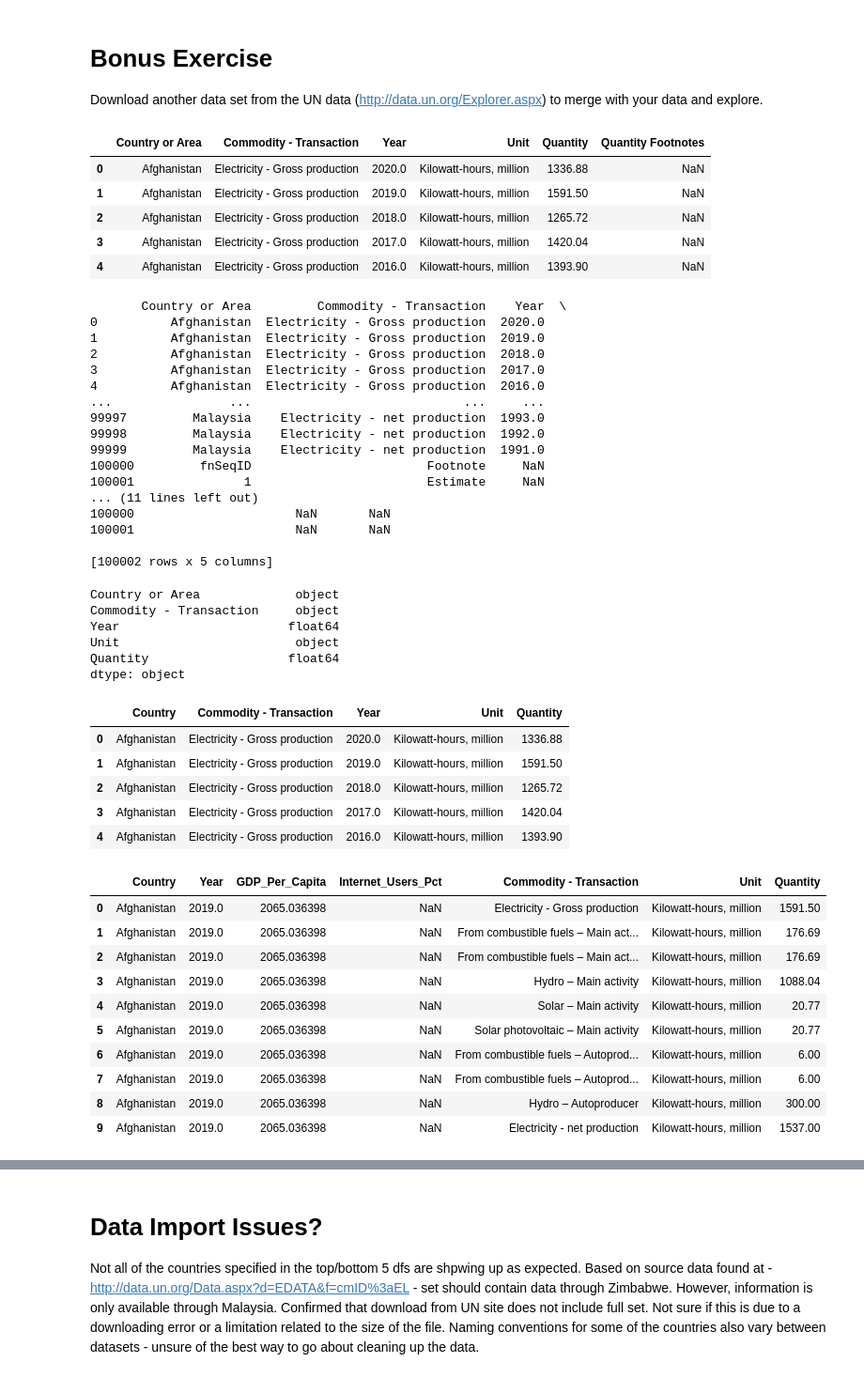
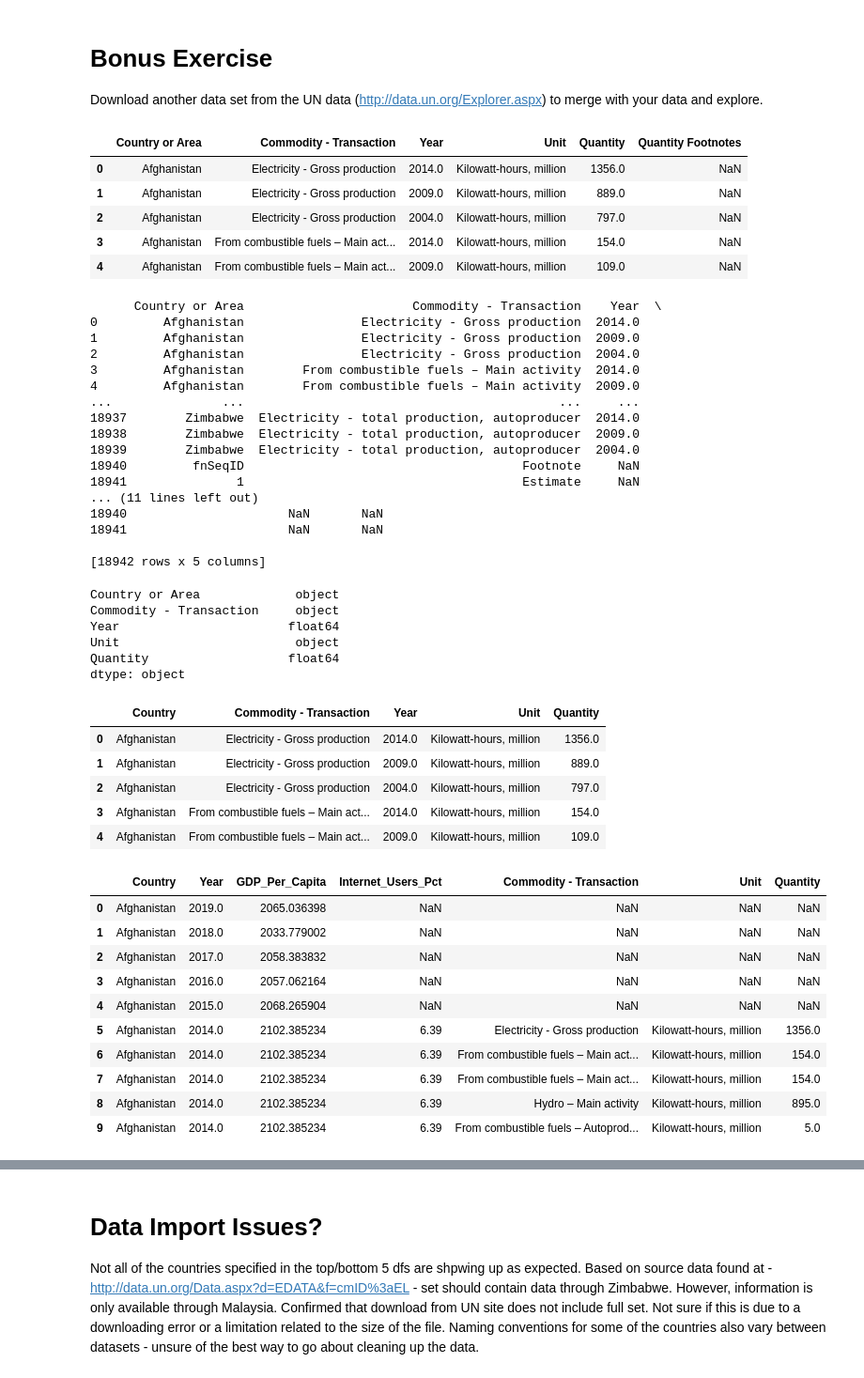
Before and after one commit to NSS-Data-Analytics-Cohort-6/gdp-and-internet-usage-caitbrown12, a Jupyter notebook: notebook/gdp_internet_usage_assignment.ipynb, the cells around one changed output, grey strips where cells are left out. Shown at 94% size. Cells and saved outputs as stored; diff of their text form; code cells hidden in the pictures.

```diff
--- a/notebook/gdp_internet_usage_assignment.ipynb
+++ b/notebook/gdp_internet_usage_assignment.ipynb
@@ -783,36 +785,36 @@ Timor-Leste, the Democratic People's Republic of Korea, and Eritrea all have at
 # Bonus Exercise
 Download another data set from the UN data (http://data.un.org/Explorer.aspx) to merge with your data and explore.
 # %%
-electricity_df = pd.read_csv("../data/electricity_metrics.csv")
+electricity_df = pd.read_csv("../data/electricity_filtered.csv")
 electricity_df.head()
 # %% [output]
 |  | Country or Area | Commodity - Transaction | Year | Unit | Quantity | Quantity Footnotes |
-| 0 | Afghanistan | Electricity - Gross production | 2020.0 | Kilowatt-hours, million | 1336.88 | NaN |
-| 1 | Afghanistan | Electricity - Gross production | 2019.0 | Kilowatt-hours, million | 1591.50 | NaN |
-| 2 | Afghanistan | Electricity - Gross production | 2018.0 | Kilowatt-hours, million | 1265.72 | NaN |
-| 3 | Afghanistan | Electricity - Gross production | 2017.0 | Kilowatt-hours, million | 1420.04 | NaN |
-| 4 | Afghanistan | Electricity - Gross production | 2016.0 | Kilowatt-hours, million | 1393.90 | NaN |
+| 0 | Afghanistan | Electricity - Gross production | 2014.0 | Kilowatt-hours, million | 1356.0 | NaN |
+| 1 | Afghanistan | Electricity - Gross production | 2009.0 | Kilowatt-hours, million | 889.0 | NaN |
+| 2 | Afghanistan | Electricity - Gross production | 2004.0 | Kilowatt-hours, million | 797.0 | NaN |
+| 3 | Afghanistan | From combustible fuels – Main act... | 2014.0 | Kilowatt-hours, million | 154.0 | NaN |
+| 4 | Afghanistan | From combustible fuels – Main act... | 2009.0 | Kilowatt-hours, million | 109.0 | NaN |
 # %%
 electricity_df.drop(['Quantity Footnotes'], axis=1, inplace=True)
 print(electricity_df)
 # %% [output]
-       Country or Area         Commodity - Transaction    Year  \
-0          Afghanistan  Electricity - Gross production  2020.0
-1          Afghanistan  Electricity - Gross production  2019.0
-2          Afghanistan  Electricity - Gross production  2018.0
-3          Afghanistan  Electricity - Gross production  2017.0
-4          Afghanistan  Electricity - Gross production  2016.0
-...                ...                             ...     ...
-99997         Malaysia    Electricity - net production  1993.0
-99998         Malaysia    Electricity - net production  1992.0
-99999         Malaysia    Electricity - net production  1991.0
-100000         fnSeqID                        Footnote     NaN
-100001               1                        Estimate     NaN
+      Country or Area                       Commodity - Transaction    Year  \
+0         Afghanistan                Electricity - Gross production  2014.0
+1         Afghanistan                Electricity - Gross production  2009.0
+2         Afghanistan                Electricity - Gross production  2004.0
+3         Afghanistan        From combustible fuels – Main activity  2014.0
+4         Afghanistan        From combustible fuels – Main activity  2009.0
+...               ...                                           ...     ...
+18937        Zimbabwe  Electricity - total production, autoproducer  2014.0
+18938        Zimbabwe  Electricity - total production, autoproducer  2009.0
+18939        Zimbabwe  Electricity - total production, autoproducer  2004.0
+18940         fnSeqID                                      Footnote     NaN
+18941               1                                      Estimate     NaN
 ... (11 lines left out)
-100000                      NaN       NaN
-100001                      NaN       NaN
+18940                      NaN       NaN
+18941                      NaN       NaN
 
-[100002 rows x 5 columns]
+[18942 rows x 5 columns]
 # %%
 electricity_df.dtypes
 # %% [output]
@@ -827,11 +829,11 @@ electricity_df = electricity_df.rename(columns = {'Country or Area' : 'Country'}
 electricity_df.head()
 # %% [output]
 |  | Country | Commodity - Transaction | Year | Unit | Quantity |
-| 0 | Afghanistan | Electricity - Gross production | 2020.0 | Kilowatt-hours, million | 1336.88 |
-| 1 | Afghanistan | Electricity - Gross production | 2019.0 | Kilowatt-hours, million | 1591.50 |
-| 2 | Afghanistan | Electricity - Gross production | 2018.0 | Kilowatt-hours, million | 1265.72 |
-| 3 | Afghanistan | Electricity - Gross production | 2017.0 | Kilowatt-hours, million | 1420.04 |
-| 4 | Afghanistan | Electricity - Gross production | 2016.0 | Kilowatt-hours, million | 1393.90 |
+| 0 | Afghanistan | Electricity - Gross production | 2014.0 | Kilowatt-hours, million | 1356.0 |
+| 1 | Afghanistan | Electricity - Gross production | 2009.0 | Kilowatt-hours, million | 889.0 |
+| 2 | Afghanistan | Electricity - Gross production | 2004.0 | Kilowatt-hours, million | 797.0 |
+| 3 | Afghanistan | From combustible fuels – Main act... | 2014.0 | Kilowatt-hours, million | 154.0 |
+| 4 | Afghanistan | From combustible fuels – Main act... | 2009.0 | Kilowatt-hours, million | 109.0 |
 # %%
 bonus_df = pd.merge(gdp_and_internet_use, electricity_df,
                                on = ['Country', 'Year'],
@@ -839,16 +841,16 @@ bonus_df = pd.merge(gdp_and_internet_use, electricity_df,
 bonus_df.head(10)
 # %% [output]
 |  | Country | Year | GDP_Per_Capita | Internet_Users_Pct | Commodity - Transaction | Unit | Quantity |
-| 0 | Afghanistan | 2019.0 | 2065.036398 | NaN | Electricity - Gross production | Kilowatt-hours, million | 1591.50 |
-| 1 | Afghanistan | 2019.0 | 2065.036398 | NaN | From combustible fuels – Main act... | Kilowatt-hours, million | 176.69 |
-| 2 | Afghanistan | 2019.0 | 2065.036398 | NaN | From combustible fuels – Main act... | Kilowatt-hours, million | 176.69 |
-| 3 | Afghanistan | 2019.0 | 2065.036398 | NaN | Hydro – Main activity | Kilowatt-hours, million | 1088.04 |
-| 4 | Afghanistan | 2019.0 | 2065.036398 | NaN | Solar – Main activity | Kilowatt-hours, million | 20.77 |
-| 5 | Afghanistan | 2019.0 | 2065.036398 | NaN | Solar photovoltaic – Main activity | Kilowatt-hours, million | 20.77 |
-| 6 | Afghanistan | 2019.0 | 2065.036398 | NaN | From combustible fuels – Autoprod... | Kilowatt-hours, million | 6.00 |
-| 7 | Afghanistan | 2019.0 | 2065.036398 | NaN | From combustible fuels – Autoprod... | Kilowatt-hours, million | 6.00 |
-| 8 | Afghanistan | 2019.0 | 2065.036398 | NaN | Hydro – Autoproducer | Kilowatt-hours, million | 300.00 |
-| 9 | Afghanistan | 2019.0 | 2065.036398 | NaN | Electricity - net production | Kilowatt-hours, million | 1537.00 |
+| 0 | Afghanistan | 2019.0 | 2065.036398 | NaN | NaN | NaN | NaN |
+| 1 | Afghanistan | 2018.0 | 2033.779002 | NaN | NaN | NaN | NaN |
+| 2 | Afghanistan | 2017.0 | 2058.383832 | NaN | NaN | NaN | NaN |
+| 3 | Afghanistan | 2016.0 | 2057.062164 | NaN | NaN | NaN | NaN |
+| 4 | Afghanistan | 2015.0 | 2068.265904 | NaN | NaN | NaN | NaN |
+| 5 | Afghanistan | 2014.0 | 2102.385234 | 6.39 | Electricity - Gross production | Kilowatt-hours, million | 1356.0 |
+| 6 | Afghanistan | 2014.0 | 2102.385234 | 6.39 | From combustible fuels – Main act... | Kilowatt-hours, million | 154.0 |
+| 7 | Afghanistan | 2014.0 | 2102.385234 | 6.39 | From combustible fuels – Main act... | Kilowatt-hours, million | 154.0 |
+| 8 | Afghanistan | 2014.0 | 2102.385234 | 6.39 | Hydro – Main activity | Kilowatt-hours, million | 895.0 |
+| 9 | Afghanistan | 2014.0 | 2102.385234 | 6.39 | From combustible fuels – Autoprod... | Kilowatt-hours, million | 5.0 |
 # %%
 bonus_subset_df = bonus_df.loc[bonus_df['Year'].isin([2004, 2009, 2014]) & (bonus_df['Commodity - Transaction'] == 'Electricity - Gross production')]
 bonus_subset_df.head(10)
```
Also changed, not shown: parts of 13 cells of this notebook.
